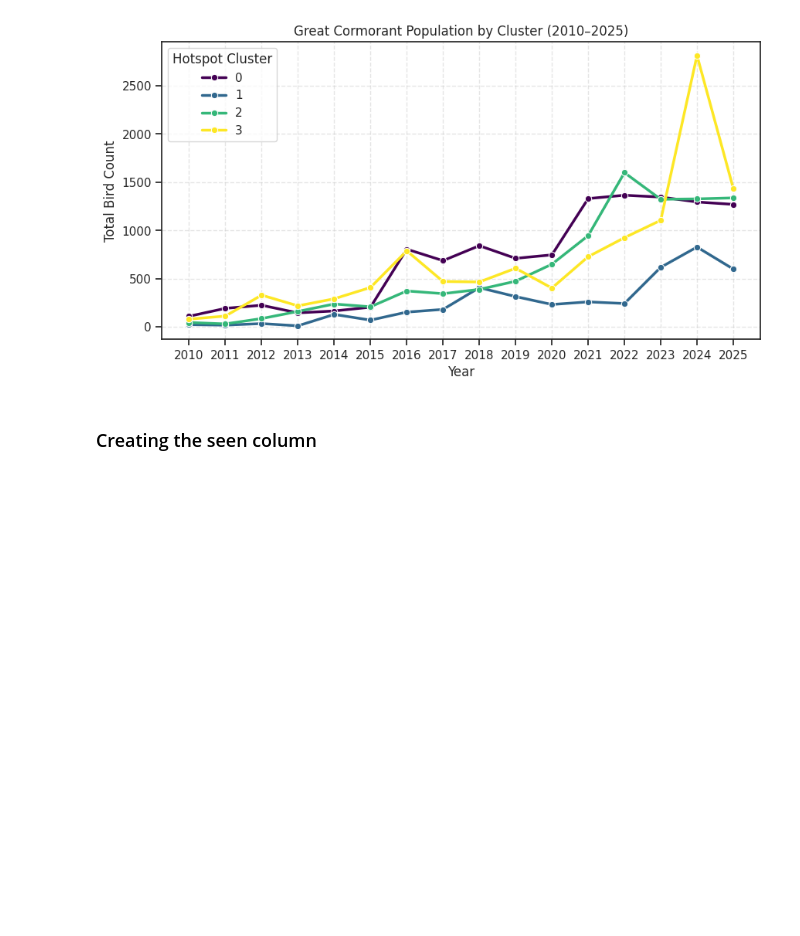
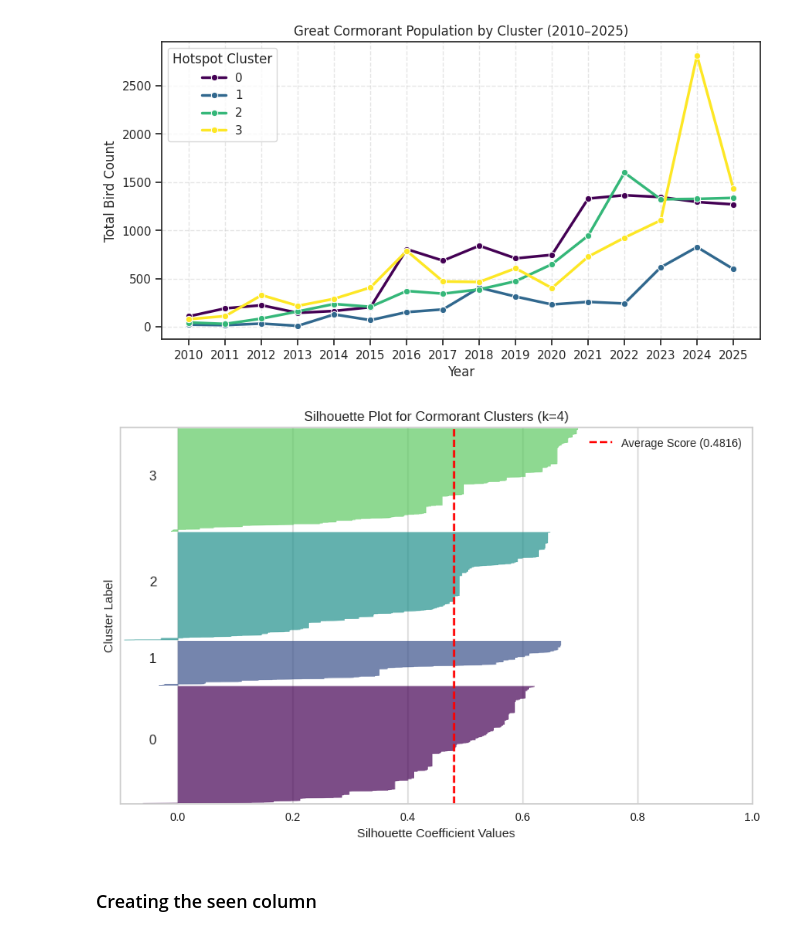
Before and after one commit to kebabzter/the-greatest-cormorant, a Jupyter notebook: notebook-final.ipynb, the cells around one changed output. Drawn from its saved outputs; the diff is of its cells as text; code cells hidden in the pictures; blank space fills up the shorter version.

Commit message:
Added Silhouette plot

```diff
--- a/notebook-final.ipynb
+++ b/notebook-final.ipynb
@@ -889,6 +889,58 @@ plt.legend(title="Hotspot Cluster")
 plt.show()
 # %% [output]
 [figure]
+# %%
+from sklearn.metrics import silhouette_samples, silhouette_score
+
+kmeans = KMeans(n_clusters=4, random_state=42, n_init="auto")
+cluster_labels = kmeans.fit_predict(X_heatmap_sightings)
+avg_score = silhouette_score(X_heatmap_sightings, cluster_labels)
+sample_silhouette_values = silhouette_samples(
+    X_heatmap_sightings, cluster_labels
+)
+
+fig, ax = plt.subplots(figsize=(10, 6))
+ax.set_xlim([-0.1, 1.0])
+ax.set_ylim([0, len(X_heatmap_sightings) + (4 + 1) * 10])
+
+y_lower = 10
+for i in range(4):
+    ith_cluster_silhouette_values = sample_silhouette_values[
+        cluster_labels == i
+    ]
+    ith_cluster_silhouette_values.sort()
+
+    size_cluster_i = ith_cluster_silhouette_values.shape[0]
+    y_upper = y_lower + size_cluster_i
+
+    color = cm.viridis(float(i) / 4)
+    ax.fill_betweenx(
+        np.arange(y_lower, y_upper),
+        0,
+        ith_cluster_silhouette_values,
+        facecolor=color,
+        edgecolor=color,
+        alpha=0.7,
+    )
+
+    ax.text(-0.05, y_lower + 0.5 * size_cluster_i, str(i))
+    y_lower = y_upper + 10
+
+ax.set_title("Silhouette Plot for Cormorant Clusters (k=4)")
+ax.set_xlabel("Silhouette Coefficient Values")
+ax.set_ylabel("Cluster Label")
+
+ax.axvline(
+    x=avg_score,
+    color="red",
+    linestyle="--",
+    label=f"Average Score ({avg_score:.4f})",
+)
+ax.set_yticks([])
+ax.legend()
+plt.show()
+# %% [output]
+[figure, added]
 # %% [markdown]
 ### Creating the seen column
 # %%
```
